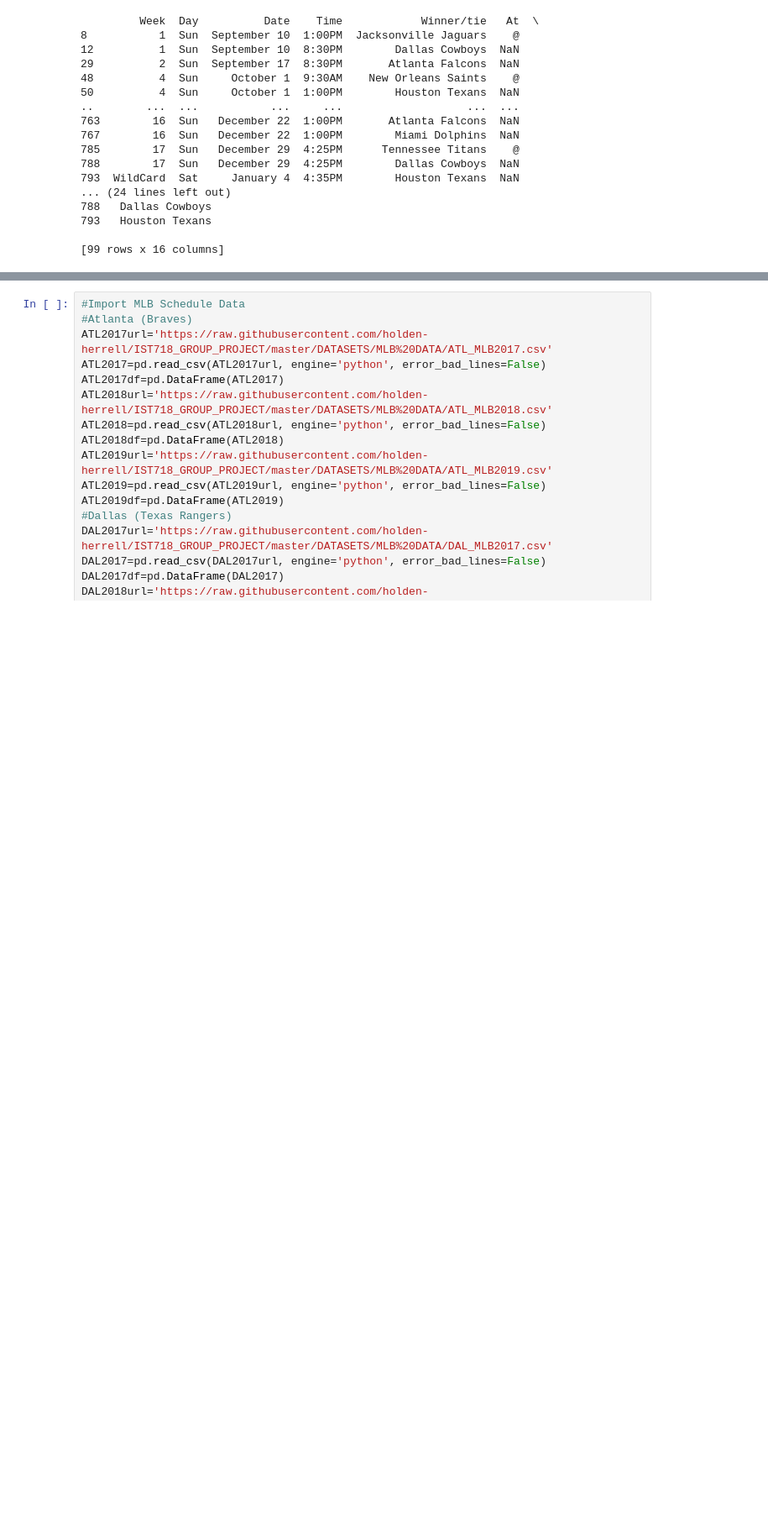
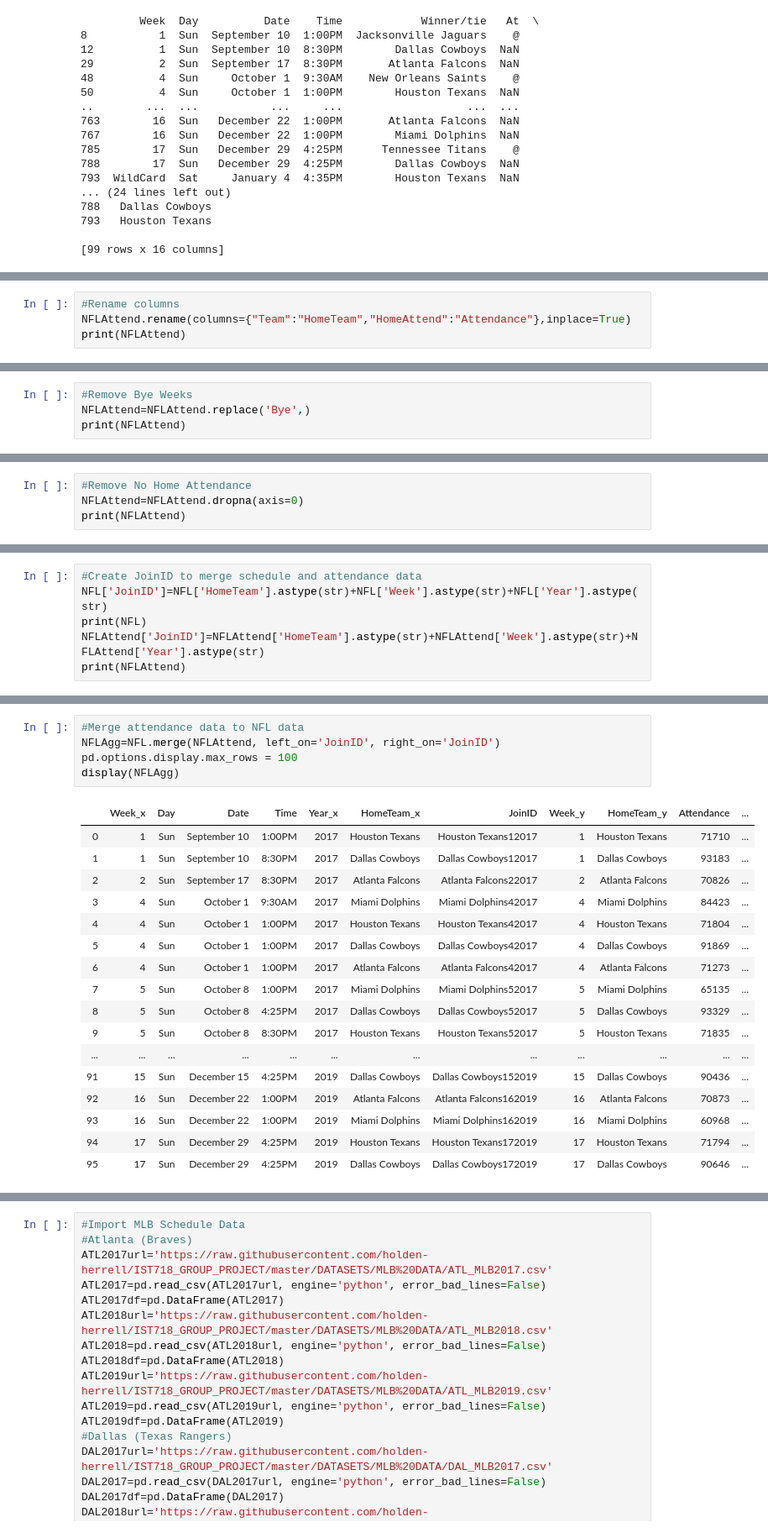
Before and after one commit to holden-herrell/IST718_GROUP_PROJECT, a Jupyter notebook: Combine_2017-2019_NFL-MLB-NBA_to_CSV.ipynb, the cells around one changed output, grey strips where cells are left out. Shown at 84% size. Saved outputs shown, nothing was run; the diff lists cells and outputs as text; blank space fills up the shorter version.

```diff
--- a/Combine_2017-2019_NFL-MLB-NBA_to_CSV.ipynb
+++ b/Combine_2017-2019_NFL-MLB-NBA_to_CSV.ipynb
@@ -205,0 +308,4 @@ print(NFL)
+# %%
+#Rename columns
+NFLAttend.rename(columns={"Team":"HomeTeam","HomeAttend":"Attendance"},inplace=True)
+print(NFLAttend)
@@ -205,0 +327,4 @@ print(NFL)
+# %%
+#Remove Bye Weeks
+NFLAttend=NFLAttend.replace('Bye',)
+print(NFLAttend)
@@ -205,0 +346,4 @@ print(NFL)
+# %%
+#Remove No Home Attendance
+NFLAttend=NFLAttend.dropna(axis=0)
+print(NFLAttend)
@@ -205,0 +365,6 @@ print(NFL)
+# %%
+#Create JoinID to merge schedule and attendance data
+NFL['JoinID']=NFL['HomeTeam'].astype(str)+NFL['Week'].astype(str)+NFL['Year'].astype(str)
+print(NFL)
+NFLAttend['JoinID']=NFLAttend['HomeTeam'].astype(str)+NFLAttend['Week'].astype(str)+NFLAttend['Year'].astype(str)
+print(NFLAttend)
@@ -205,0 +389,23 @@ print(NFL)
+# %%
+#Merge attendance data to NFL data
+NFLAgg=NFL.merge(NFLAttend, left_on='JoinID', right_on='JoinID')
+pd.options.display.max_rows = 100
+display(NFLAgg)
+# %% [output]
+|  | Week_x | Day | Date | Time | Year_x | HomeTeam_x | JoinID | Week_y | HomeTeam_y | Attendance | ... |
+| 0 | 1 | Sun | September 10 | 1:00PM | 2017 | Houston Texans | Houston Texans12017 | 1 | Houston Texans | 71710 | ... |
+| 1 | 1 | Sun | September 10 | 8:30PM | 2017 | Dallas Cowboys | Dallas Cowboys12017 | 1 | Dallas Cowboys | 93183 | ... |
+| 2 | 2 | Sun | September 17 | 8:30PM | 2017 | Atlanta Falcons | Atlanta Falcons22017 | 2 | Atlanta Falcons | 70826 | ... |
+| 3 | 4 | Sun | October 1 | 9:30AM | 2017 | Miami Dolphins | Miami Dolphins42017 | 4 | Miami Dolphins | 84423 | ... |
+| 4 | 4 | Sun | October 1 | 1:00PM | 2017 | Houston Texans | Houston Texans42017 | 4 | Houston Texans | 71804 | ... |
+| 5 | 4 | Sun | October 1 | 1:00PM | 2017 | Dallas Cowboys | Dallas Cowboys42017 | 4 | Dallas Cowboys | 91869 | ... |
+| 6 | 4 | Sun | October 1 | 1:00PM | 2017 | Atlanta Falcons | Atlanta Falcons42017 | 4 | Atlanta Falcons | 71273 | ... |
+| 7 | 5 | Sun | October 8 | 1:00PM | 2017 | Miami Dolphins | Miami Dolphins52017 | 5 | Miami Dolphins | 65135 | ... |
+| 8 | 5 | Sun | October 8 | 4:25PM | 2017 | Dallas Cowboys | Dallas Cowboys52017 | 5 | Dallas Cowboys | 93329 | ... |
+| 9 | 5 | Sun | October 8 | 8:30PM | 2017 | Houston Texans | Houston Texans52017 | 5 | Houston Texans | 71835 | ... |
+| ... | ... | ... | ... | ... | ... | ... | ... | ... | ... | ... | ... |
+| 91 | 15 | Sun | December 15 | 4:25PM | 2019 | Dallas Cowboys | Dallas Cowboys152019 | 15 | Dallas Cowboys | 90436 | ... |
+| 92 | 16 | Sun | December 22 | 1:00PM | 2019 | Atlanta Falcons | Atlanta Falcons162019 | 16 | Atlanta Falcons | 70873 | ... |
+| 93 | 16 | Sun | December 22 | 1:00PM | 2019 | Miami Dolphins | Miami Dolphins162019 | 16 | Miami Dolphins | 60968 | ... |
+| 94 | 17 | Sun | December 29 | 4:25PM | 2019 | Houston Texans | Houston Texans172019 | 17 | Houston Texans | 71794 | ... |
+| 95 | 17 | Sun | December 29 | 4:25PM | 2019 | Dallas Cowboys | Dallas Cowboys172019 | 17 | Dallas Cowboys | 90646 | ... |
```
Also changed, not shown: parts of 13 cells of this notebook.
